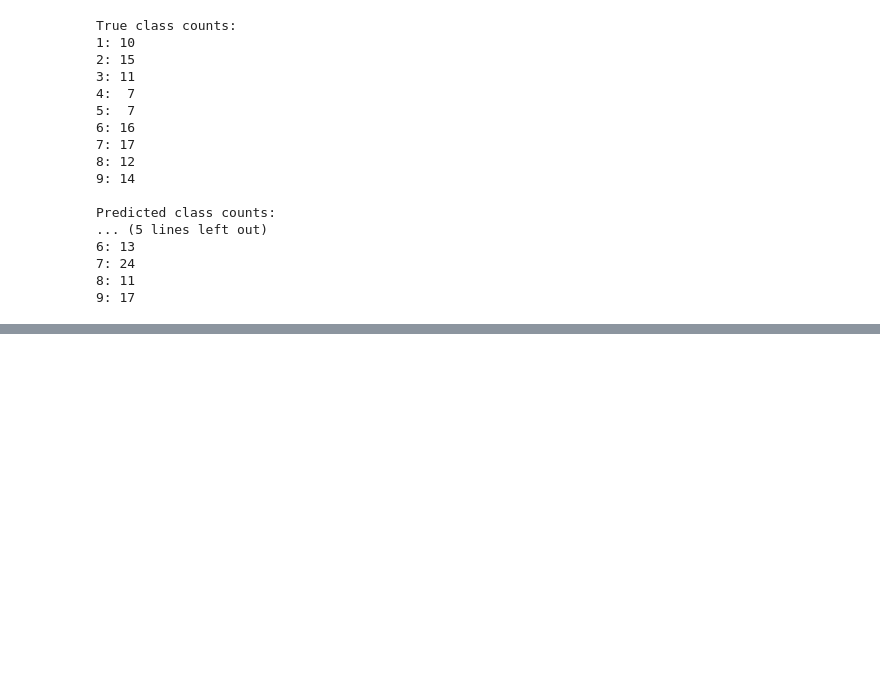
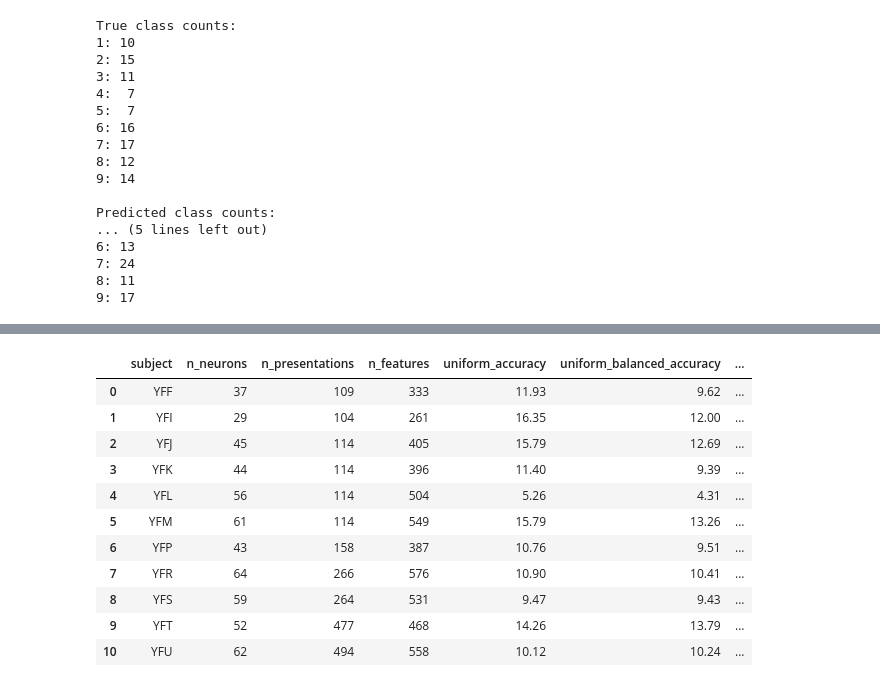
Before and after one commit to Shafiq-Abdu/number-simplex-reproduction, a Jupyter notebook: notebooks1/08_gamma_poisson_bayesian_decoding.ipynb, the cells around one changed output, grey strips where cells are left out. Cells and saved outputs as stored; diff of their text form; code cells hidden in the pictures; blank space fills up the shorter version.

```diff
--- a/notebooks1/08_gamma_poisson_bayesian_decoding.ipynb
+++ b/notebooks1/08_gamma_poisson_bayesian_decoding.ipynb
@@ -1198,0 +2470,38 @@ Predicted class counts:
+# %%
+comparison = summary_df[
+    [
+        "subject",
+        "n_neurons",
+        "n_presentations",
+        "n_features",
+        "uniform_accuracy",
+        "uniform_balanced_accuracy",
+        "empirical_accuracy",
+        "empirical_balanced_accuracy",
+    ]
+].copy()
+
+for column in [
+    "uniform_accuracy",
+    "uniform_balanced_accuracy",
+    "empirical_accuracy",
+    "empirical_balanced_accuracy",
+]:
+    comparison[column] *= 100
+
+display(
+    comparison.round(2)
+)
+# %% [output]
+|  | subject | n_neurons | n_presentations | n_features | uniform_accuracy | uniform_balanced_accuracy | ... |
+| 0 | YFF | 37 | 109 | 333 | 11.93 | 9.62 | ... |
+| 1 | YFI | 29 | 104 | 261 | 16.35 | 12.00 | ... |
+| 2 | YFJ | 45 | 114 | 405 | 15.79 | 12.69 | ... |
+| 3 | YFK | 44 | 114 | 396 | 11.40 | 9.39 | ... |
+| 4 | YFL | 56 | 114 | 504 | 5.26 | 4.31 | ... |
+| 5 | YFM | 61 | 114 | 549 | 15.79 | 13.26 | ... |
+| 6 | YFP | 43 | 158 | 387 | 10.76 | 9.51 | ... |
+| 7 | YFR | 64 | 266 | 576 | 10.90 | 10.41 | ... |
+| 8 | YFS | 59 | 264 | 531 | 9.47 | 9.43 | ... |
+| 9 | YFT | 52 | 477 | 468 | 14.26 | 13.79 | ... |
+| 10 | YFU | 62 | 494 | 558 | 10.12 | 10.24 | ... |
```
Also changed, not shown: parts of 62 cells of this notebook, 15 other files.
